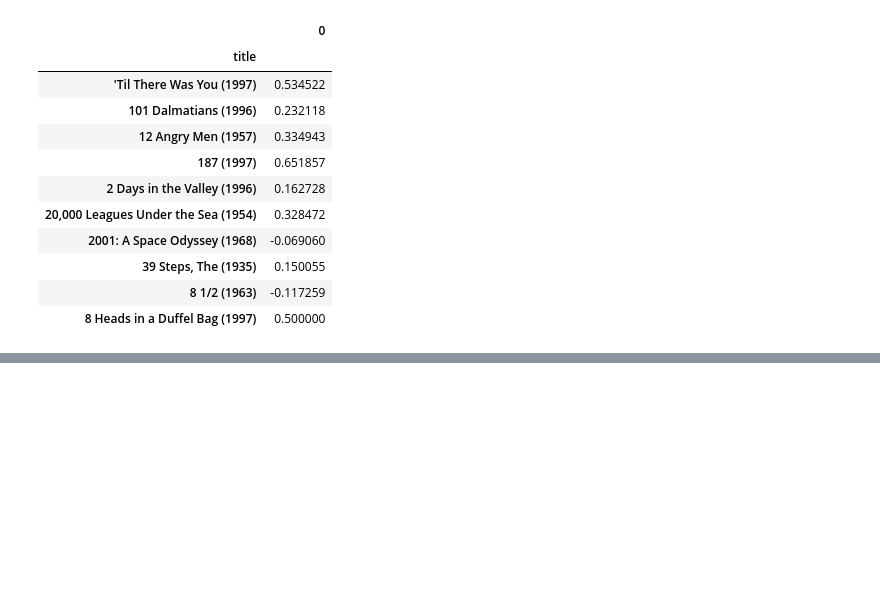
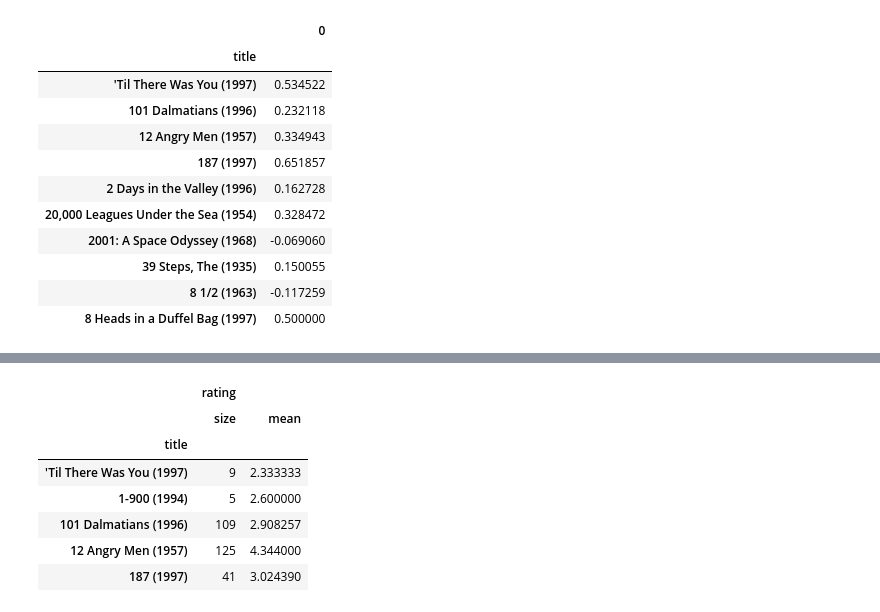
Before and after one commit to euealt/datascience, a Jupyter notebook: jnotebooks/recommender/movie_recommender.ipynb, the cells around one changed output, grey strips where cells are left out. Saved outputs shown, nothing was run; the diff lists cells and outputs as text; code cells hidden in the pictures; blank space fills up the shorter version.

```diff
--- a/jnotebooks/recommender/movie_recommender.ipynb
+++ b/jnotebooks/recommender/movie_recommender.ipynb
@@ -165,0 +177,13 @@ similar_df.head(10)
+# %%
+import numpy as np
+movieStats = movies_ratings.groupby('title').agg({'rating': [np.size, np.mean]})
+movieStats.head()
+# %% [output]
+|  | rating |  |
+|  | size | mean |
+| title |  |  |
+| 'Til There Was You (1997) | 9 | 2.333333 |
+| 1-900 (1994) | 5 | 2.600000 |
+| 101 Dalmatians (1996) | 109 | 2.908257 |
+| 12 Angry Men (1957) | 125 | 4.344000 |
+| 187 (1997) | 41 | 3.024390 |
```
Also changed, not shown: parts of 4 cells of this notebook.
